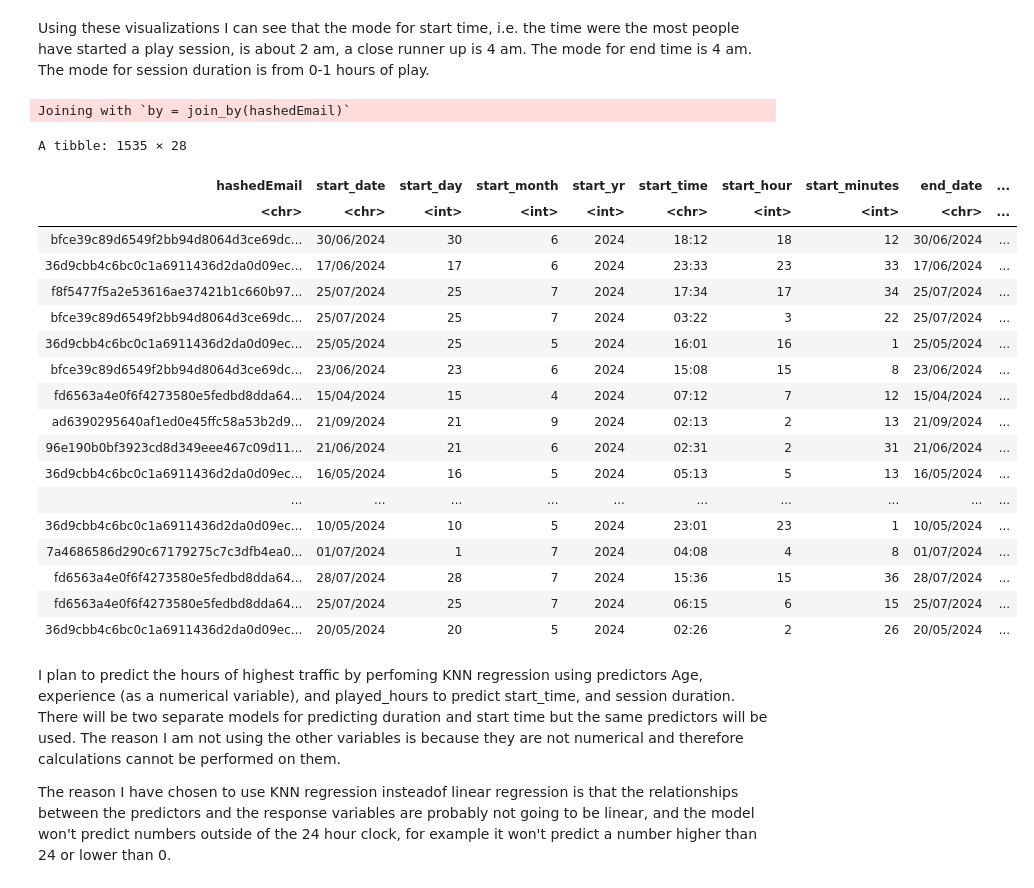
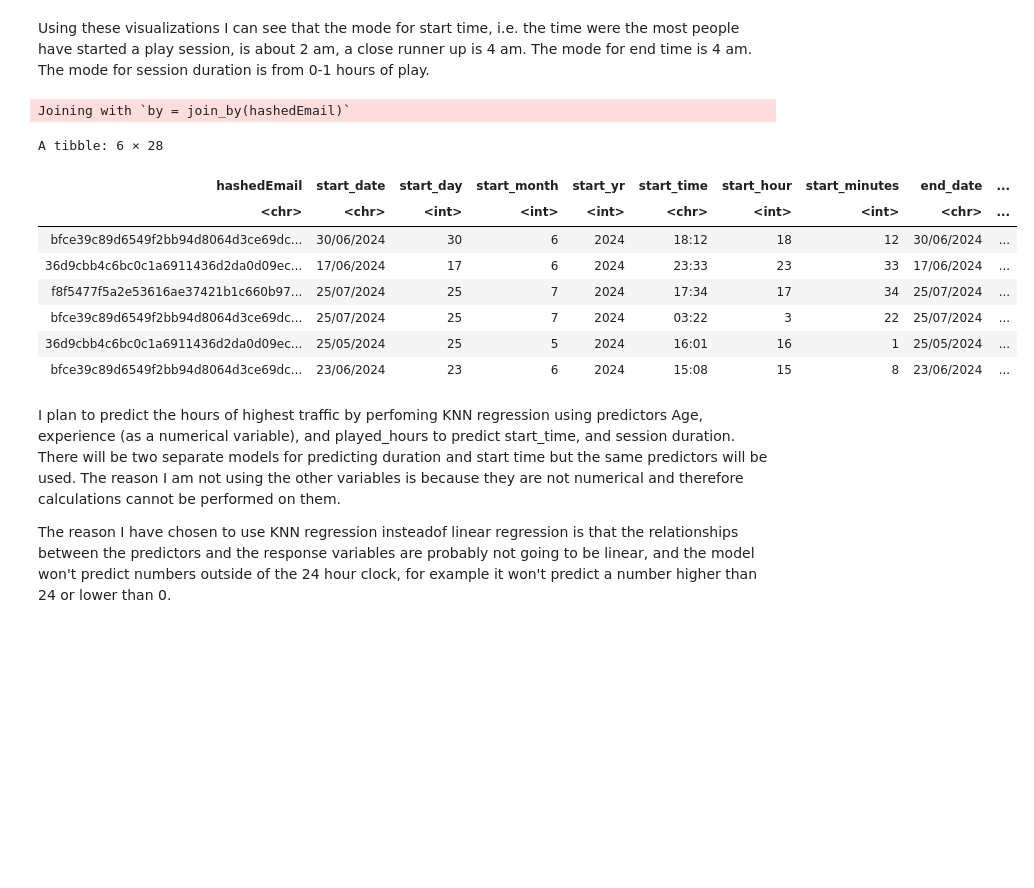
Before and after one commit to camillesnyder/Individual-Planning-for-Project, a Jupyter notebook: project_plan_008_19.ipynb, the cells around one changed output. Drawn from its saved outputs; the diff is of its cells as text; code cells hidden in the pictures; blank space fills up the shorter version.

```diff
--- a/project_plan_008_19.ipynb
+++ b/project_plan_008_19.ipynb
@@ -230,28 +234,18 @@ Using these visualizations I can see that the mode for start time, i.e. the time
 # %%
 #wrangling by combining players and sessions data sets, also screening for matching hashedEmails which will match data from each data set to each other by email
 combo_data <- inner_join(sessions_wrang, players_wrang)
 
-combo_data
+head(combo_data)
 # %% [output]
 Joining with `by = join_by(hashedEmail)`
-A tibble: 1535 × 28
+A tibble: 6 × 28
 | hashedEmail | start_date | start_day | start_month | start_yr | start_time | start_hour | start_minutes | end_date | ... |
 | <chr> | <chr> | <int> | <int> | <int> | <chr> | <int> | <int> | <chr> | ... |
 | bfce39c89d6549f2bb94d8064d3ce69dc... | 30/06/2024 | 30 | 6 | 2024 | 18:12 | 18 | 12 | 30/06/2024 | ... |
 | 36d9cbb4c6bc0c1a6911436d2da0d09ec... | 17/06/2024 | 17 | 6 | 2024 | 23:33 | 23 | 33 | 17/06/2024 | ... |
 | f8f5477f5a2e53616ae37421b1c660b97... | 25/07/2024 | 25 | 7 | 2024 | 17:34 | 17 | 34 | 25/07/2024 | ... |
 | bfce39c89d6549f2bb94d8064d3ce69dc... | 25/07/2024 | 25 | 7 | 2024 | 03:22 | 3 | 22 | 25/07/2024 | ... |
 | 36d9cbb4c6bc0c1a6911436d2da0d09ec... | 25/05/2024 | 25 | 5 | 2024 | 16:01 | 16 | 1 | 25/05/2024 | ... |
 | bfce39c89d6549f2bb94d8064d3ce69dc... | 23/06/2024 | 23 | 6 | 2024 | 15:08 | 15 | 8 | 23/06/2024 | ... |
-| fd6563a4e0f6f4273580e5fedbd8dda64... | 15/04/2024 | 15 | 4 | 2024 | 07:12 | 7 | 12 | 15/04/2024 | ... |
-| ad6390295640af1ed0e45ffc58a53b2d9... | 21/09/2024 | 21 | 9 | 2024 | 02:13 | 2 | 13 | 21/09/2024 | ... |
-| 96e190b0bf3923cd8d349eee467c09d11... | 21/06/2024 | 21 | 6 | 2024 | 02:31 | 2 | 31 | 21/06/2024 | ... |
-| 36d9cbb4c6bc0c1a6911436d2da0d09ec... | 16/05/2024 | 16 | 5 | 2024 | 05:13 | 5 | 13 | 16/05/2024 | ... |
-| ... | ... | ... | ... | ... | ... | ... | ... | ... | ... |
-| 36d9cbb4c6bc0c1a6911436d2da0d09ec... | 10/05/2024 | 10 | 5 | 2024 | 23:01 | 23 | 1 | 10/05/2024 | ... |
-| 7a4686586d290c67179275c7c3dfb4ea0... | 01/07/2024 | 1 | 7 | 2024 | 04:08 | 4 | 8 | 01/07/2024 | ... |
-| fd6563a4e0f6f4273580e5fedbd8dda64... | 28/07/2024 | 28 | 7 | 2024 | 15:36 | 15 | 36 | 28/07/2024 | ... |
-| fd6563a4e0f6f4273580e5fedbd8dda64... | 25/07/2024 | 25 | 7 | 2024 | 06:15 | 6 | 15 | 25/07/2024 | ... |
-| 36d9cbb4c6bc0c1a6911436d2da0d09ec... | 20/05/2024 | 20 | 5 | 2024 | 02:26 | 2 | 26 | 20/05/2024 | ... |
 # %%
 #visualizatioins between response variables and predictors, use facet_grid?
```
Also changed, not shown: parts of 2 cells of this notebook.
